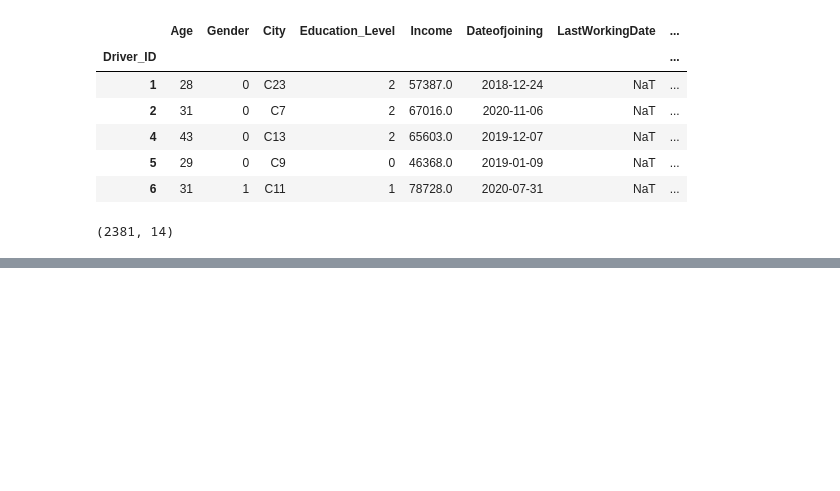
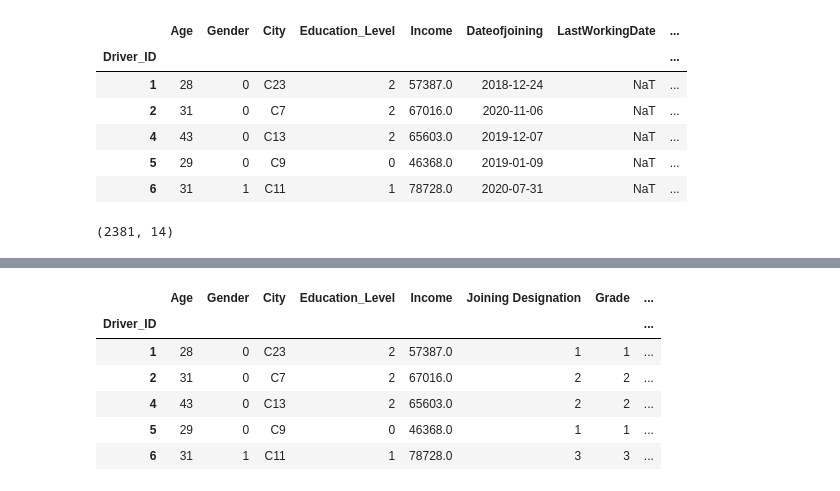
Before and after one commit to pradeepvaranasi/RideSharing_riderAttrition_casestudy, a Jupyter notebook: RideSharing_Casestudy_EnsembleLearning.ipynb, the cells around one changed output, grey strips where cells are left out. Drawn from its saved outputs; the diff is of its cells as text; code cells hidden in the pictures; blank space fills up the shorter version.

```diff
--- a/RideSharing_Casestudy_EnsembleLearning.ipynb
+++ b/RideSharing_Casestudy_EnsembleLearning.ipynb
@@ -219,0 +258,10 @@ grouped_df.shape
+# %%
+grouped_df.head()
+# %% [output]
+|  | Age | Gender | City | Education_Level | Income | Joining Designation | Grade | ... |
+| Driver_ID |  |  |  |  |  |  |  | ... |
+| 1 | 28 | 0 | C23 | 2 | 57387.0 | 1 | 1 | ... |
+| 2 | 31 | 0 | C7 | 2 | 67016.0 | 2 | 2 | ... |
+| 4 | 43 | 0 | C13 | 2 | 65603.0 | 2 | 2 | ... |
+| 5 | 29 | 0 | C9 | 0 | 46368.0 | 1 | 1 | ... |
+| 6 | 31 | 1 | C11 | 1 | 78728.0 | 3 | 3 | ... |
```
Also changed, not shown: parts of 9 cells of this notebook.
